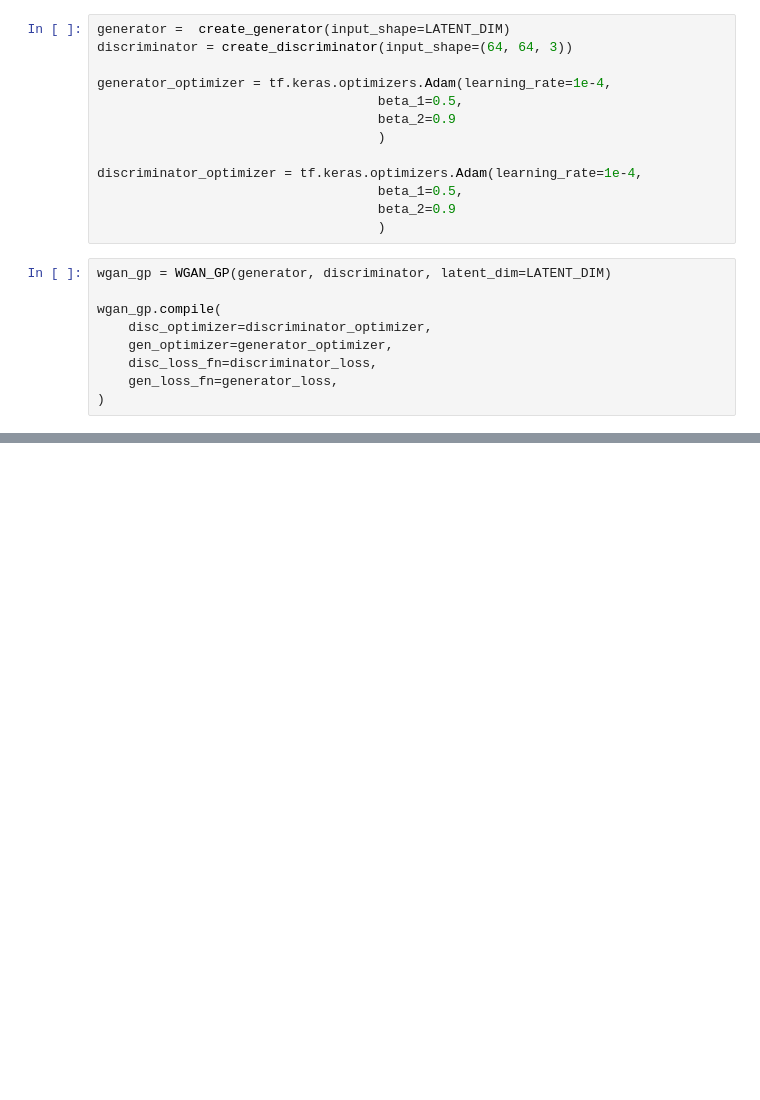
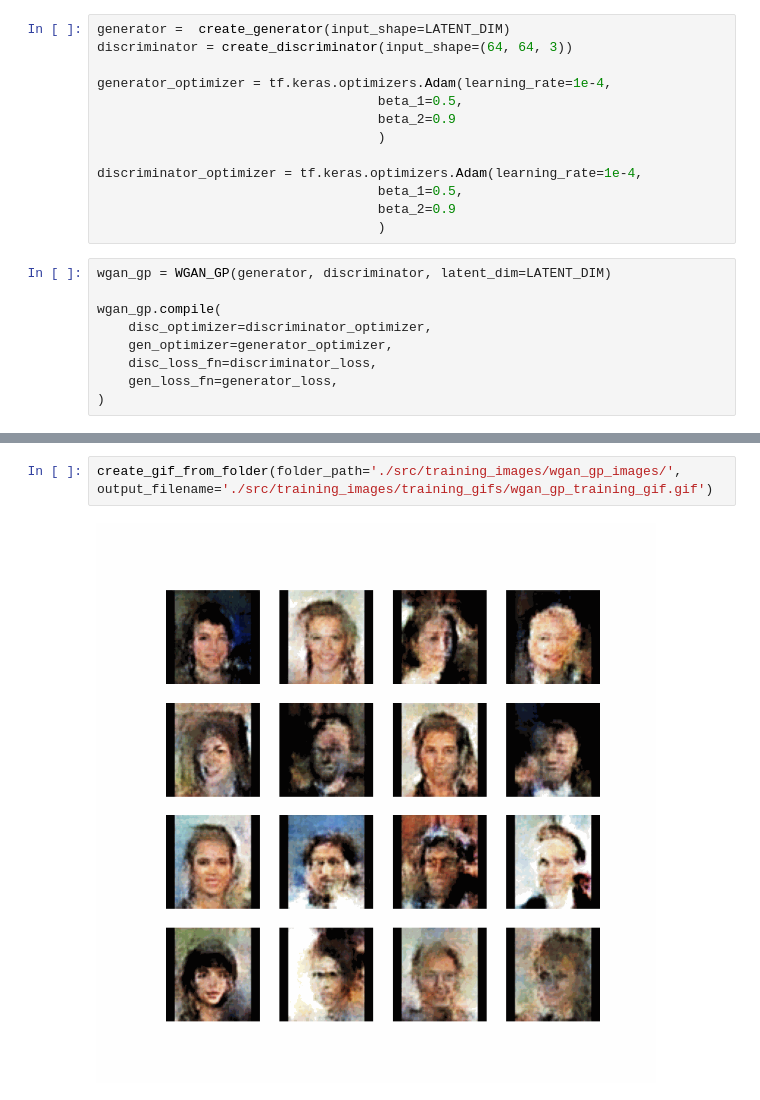
Before and after one commit to benbradshaww/face_generation, a Jupyter notebook: model_evaluation.ipynb, the cells around one changed output, grey strips where cells are left out. Drawn from its saved outputs; the diff is of its cells as text; blank space fills up the shorter version.

```diff
--- a/model_evaluation.ipynb
+++ b/model_evaluation.ipynb
@@ -67,0 +95,4 @@ checkpoint.restore(tf.train.latest_checkpoint(checkpoint_dir))
+# %%
+create_gif_from_folder(folder_path='./src/training_images/wgan_gp_images/', output_filename='./src/training_images/training_gifs/wgan_gp_training_gif.gif')
+# %% [output]
+[figure, added]
```
Also changed, not shown: parts of 8 cells of this notebook, 3 other files.
